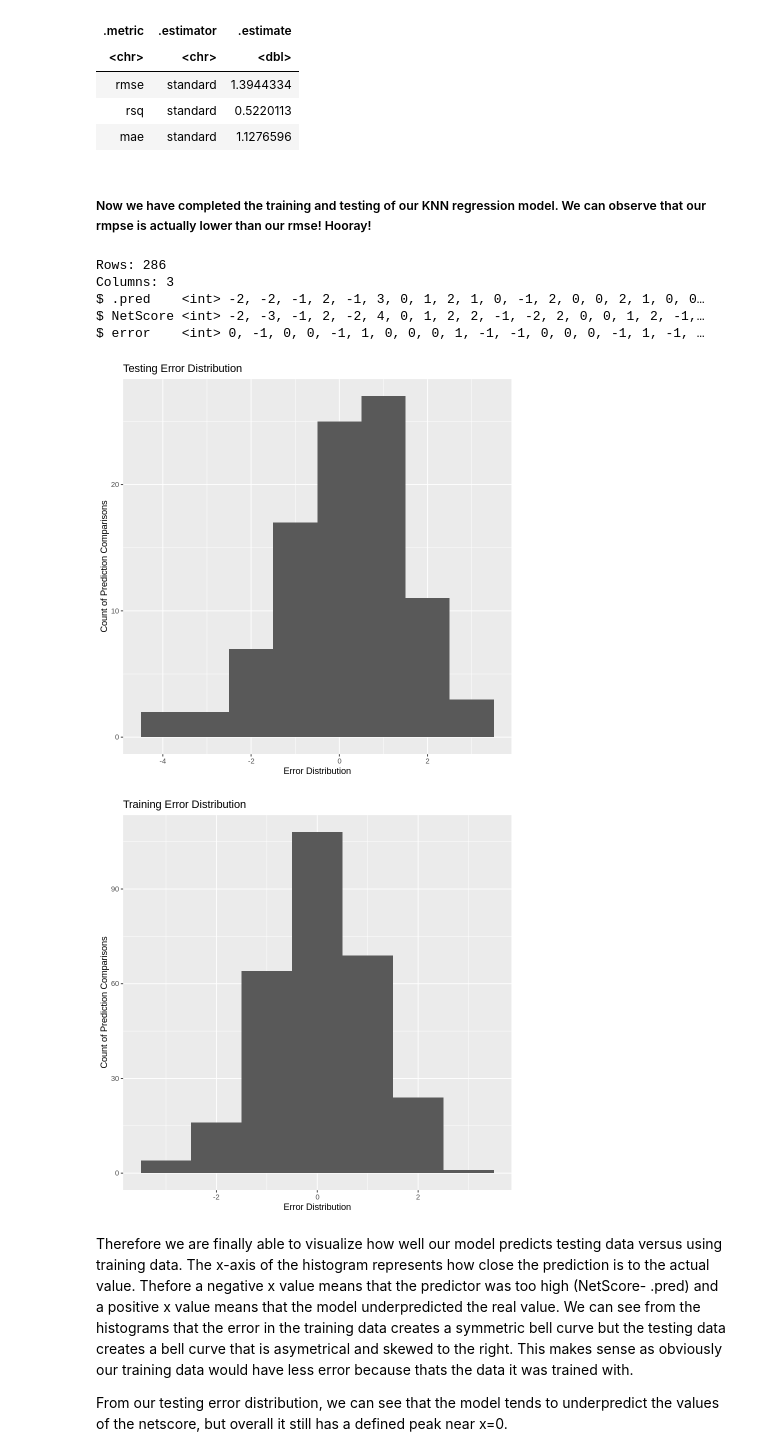
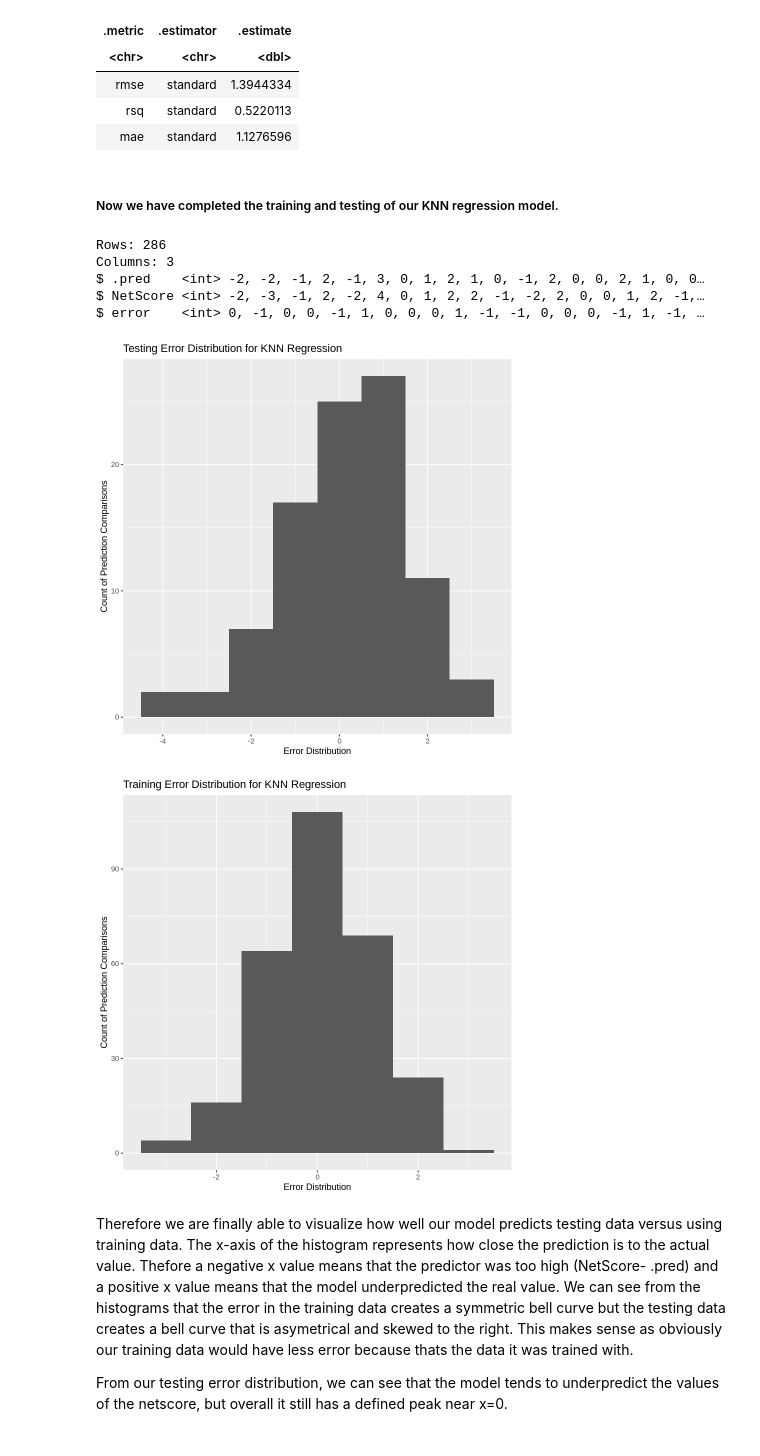
Before and after one commit to armanmoztar/DSCI100-group-project-report, a Jupyter notebook: Group_Project.ipynb, the cells around one changed output. Cells and saved outputs as stored; diff of their text form; code cells hidden in the pictures.

Commit message:
Did Linear VS KNN Regression

```diff
--- a/Group_Project.ipynb
+++ b/Group_Project.ipynb
@@ -377,7 +371,7 @@ A tibble: 3 × 3
 | rsq | standard | 0.5220113 |
 | mae | standard | 1.1276596 |
 # %% [markdown]
-##### Now we have completed the training and testing of our KNN regression model. We can observe that our rmpse is actually lower than our rmse! Hooray!
+##### Now we have completed the training and testing of our KNN regression model.
 # %%
 options(repr.plot.width = 7, repr.plot.height = 7) #here we set options for the graph to make a good visualization
 
@@ -392,37 +386,37 @@ match_preds_test <- match_best_fit %>%
 match_preds_train <- match_best_fit %>%
         predict(match_train) %>%
         bind_cols(match_train) %>%
         mutate(.pred = as.integer(round(.pred))) %>%
         select(.pred, NetScore) %>%   #select only the real values and the predictions
         mutate(error = NetScore - .pred) %>%
         glimpse()      #we use the glimpse function to just see a visual numerical comparison between our predictions and the actual values
 
 #Because of the high dimensonality of our data, we are unable to make a graph showing our predictions and our results in comparison to our predictors
 # therefore instead, we plot a histogram to see our error distrubution, where the error is equal to the difference between the predicted value
 # and the actual value.
 
 error_dist_train <- ggplot(match_preds_train, aes(x= error)) +
    geom_histogram(binwidth = 1) +
    xlab("Error Distribution") +
    ylab("Count of Prediction Comparisons") +
-   ggtitle("Training Error Distribution")
+   ggtitle("Training Error Distribution for KNN Regression")
 
 error_dist_test <- ggplot(match_preds_test, aes(x= error)) +
    geom_histogram(binwidth = 1) +
    xlab("Error Distribution") +
    ylab("Count of Prediction Comparisons") +
-   ggtitle("Testing Error Distribution")
+   ggtitle("Testing Error Distribution for KNN Regression")
 
 error_dist_test
 error_dist_train
 # %% [output]
 Rows: 286
 Columns: 3
 $ .pred    <int> -2, -2, -1, 2, -1, 3, 0, 1, 2, 1, 0, -1, 2, 0, 0, 2, 1, 0, 0…
 $ NetScore <int> -2, -3, -1, 2, -2, 4, 0, 1, 2, 2, -1, -2, 2, 0, 0, 1, 2, -1,…
 $ error    <int> 0, -1, 0, 0, -1, 1, 0, 0, 0, 1, -1, -1, 0, 0, 0, -1, 1, -1, …
-[figure, old version]
+[figure, new version]
-[figure, old version]
+[figure, new version]
 # %% [markdown]
 Therefore we are finally able to visualize how well our model predicts testing data versus using training data. The x-axis of the histogram represents how close the prediction is to the actual value. Thefore a negative x value means that the predictor was too high (NetScore- .pred) and a positive x value means that the model underpredicted the real value. We can see from the histograms that the error in the training data creates a symmetric bell curve but the testing data creates a bell curve that is asymetrical and skewed to the right. This makes sense as obviously our training data would have less error because thats the data it was trained with.
 
```
Also changed, not shown: parts of 6 cells of this notebook.
